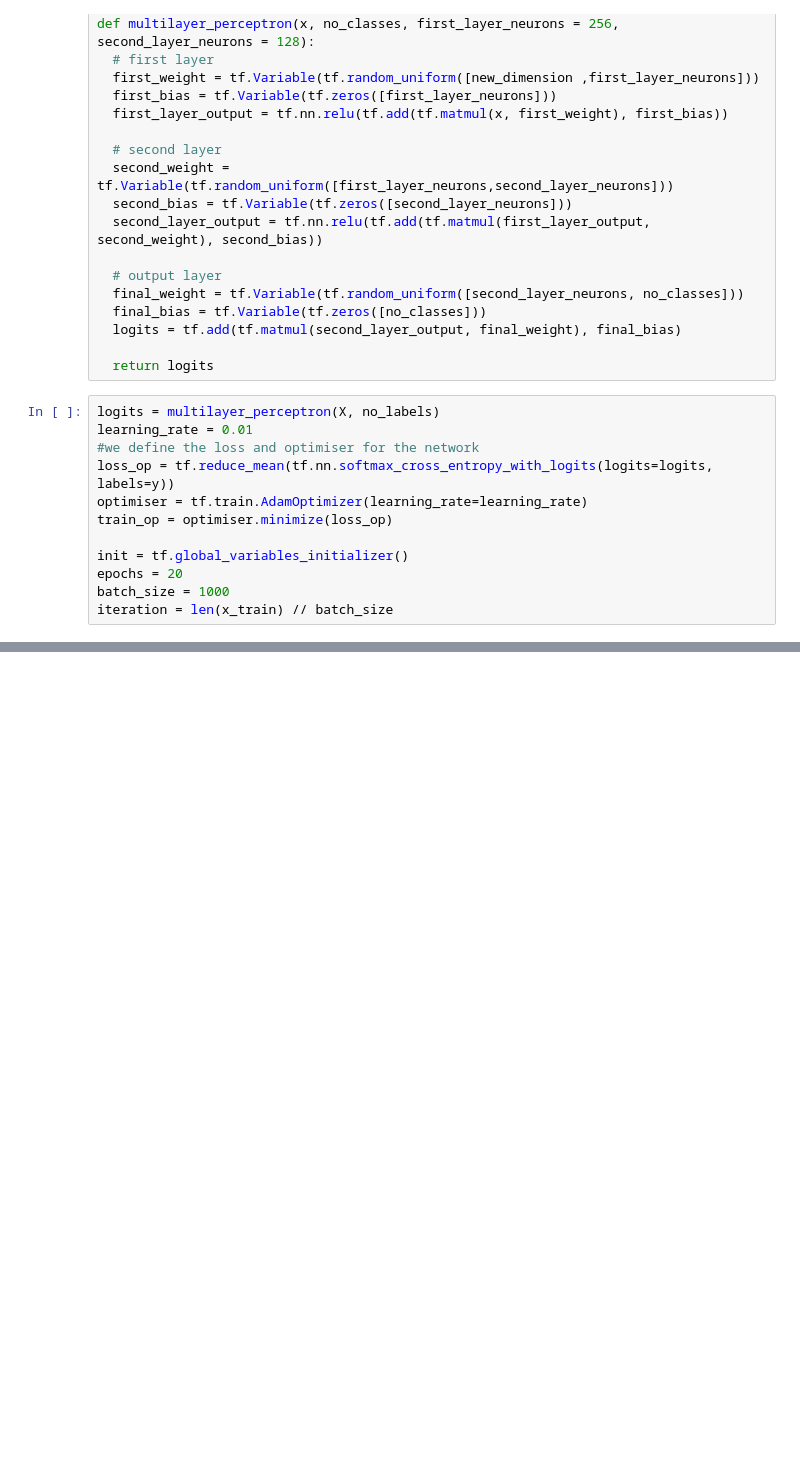
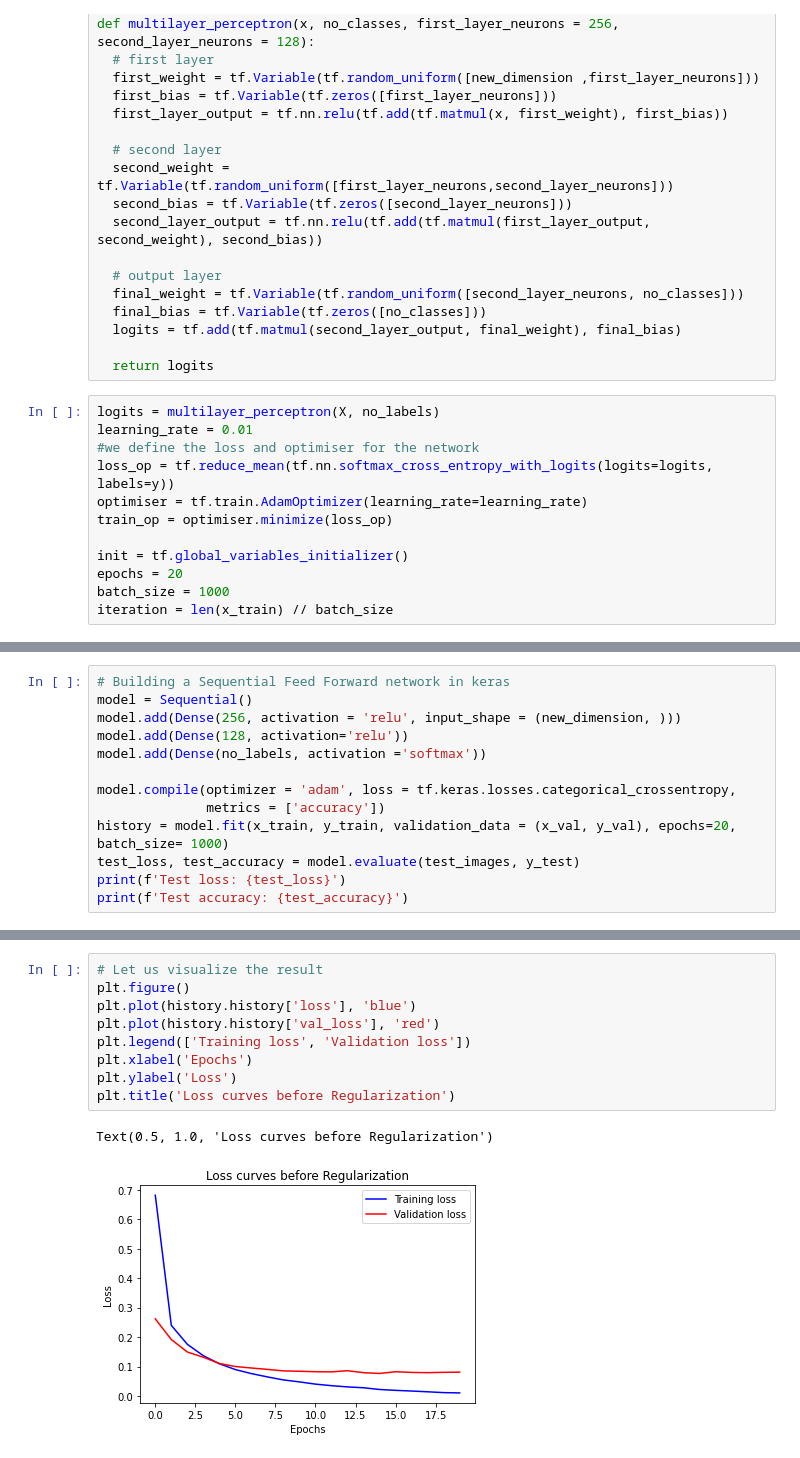
Before and after one commit to victoruwazurike1/Hamoye_Internship_Notebooks, a Jupyter notebook: Hamoye_Neural_Network_Image_Recognition_Object_Detection_1.ipynb, the cells around one changed output, grey strips where cells are left out. Cells and saved outputs as stored; diff of their text form; blank space fills up the shorter version.

```diff
--- a/Hamoye_Neural_Network_Image_Recognition_Object_Detection_1.ipynb
+++ b/Hamoye_Neural_Network_Image_Recognition_Object_Detection_1.ipynb
@@ -191,0 +194,13 @@ Accuracy: 0.909500002861023
+# %%
+# Building a Sequential Feed Forward network in keras
+model = Sequential()
+model.add(Dense(256, activation = 'relu', input_shape = (new_dimension, )))
+model.add(Dense(128, activation='relu'))
+model.add(Dense(no_labels, activation ='softmax'))
+
+model.compile(optimizer = 'adam', loss = tf.keras.losses.categorical_crossentropy,
+              metrics = ['accuracy'])
+history = model.fit(x_train, y_train, validation_data = (x_val, y_val), epochs=20, batch_size= 1000)
+test_loss, test_accuracy = model.evaluate(test_images, y_test)
+print(f'Test loss: {test_loss}')
+print(f'Test accuracy: {test_accuracy}')
@@ -191,0 +227,12 @@ Accuracy: 0.909500002861023
+# %%
+# Let us visualize the result
+plt.figure()
+plt.plot(history.history['loss'], 'blue')
+plt.plot(history.history['val_loss'], 'red')
+plt.legend(['Training loss', 'Validation loss'])
+plt.xlabel('Epochs')
+plt.ylabel('Loss')
+plt.title('Loss curves before Regularization')
+# %% [output]
+Text(0.5, 1.0, 'Loss curves before Regularization')
+[figure, added]
```
Also changed, not shown: parts of 5 cells of this notebook.
